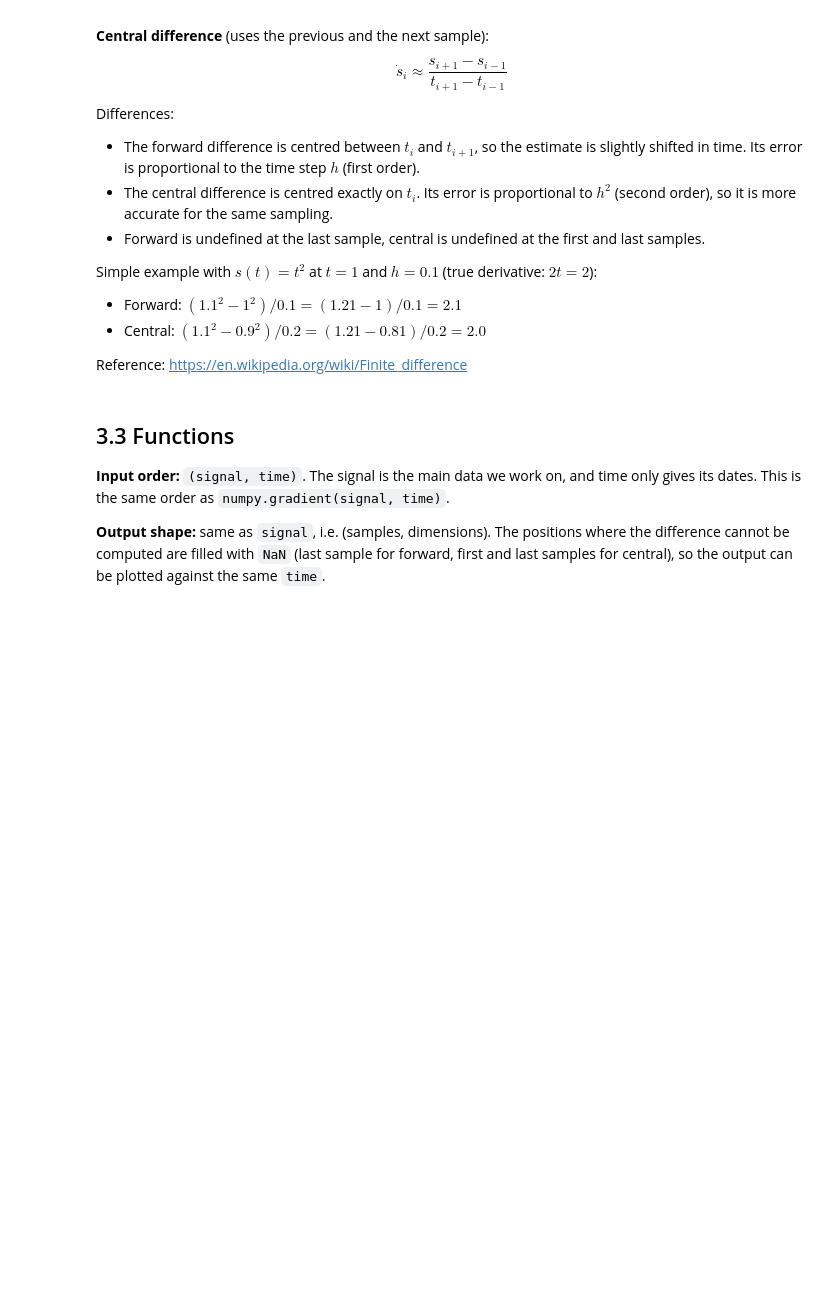
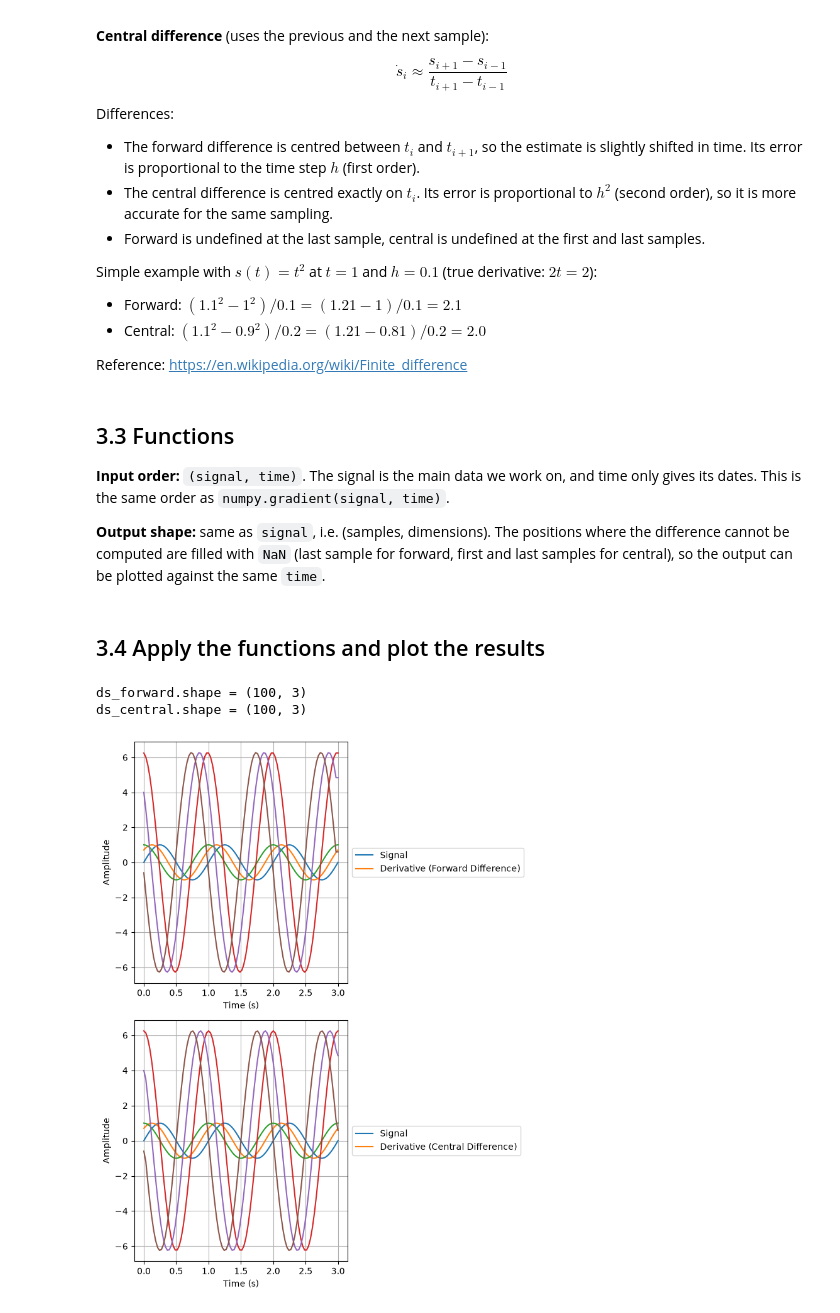
Before and after one commit to sdurand875-spec/Assignment-pre-series04-python, a Jupyter notebook: Sections/section_1.ipynb, the cells around one changed output. Cells and saved outputs as stored; diff of their text form; code cells hidden in the pictures; blank space fills up the shorter version.

```diff
--- a/Sections/section_1.ipynb
+++ b/Sections/section_1.ipynb
@@ -127,26 +127,58 @@ Reference: https://en.wikipedia.org/wiki/Finite_difference
 def forward_difference(signal, time):
     """Time derivative with the forward difference.
     signal: array (samples, dimensions); time: array (samples, 1).
-    Returns an array (samples, dimensions); the last row is NaN."""
+    Returns an array (samples, dimensions)."""
     signal = np.asarray(signal, dtype=float)
     if signal.ndim == 1:
         signal = signal.reshape(-1, 1)
     time = np.asarray(time, dtype=float).reshape(-1, 1)
 
-    derivative = np.full(signal.shape, np.nan)
+    derivative = np.empty_like(signal)
     derivative[:-1] = (signal[1:] - signal[:-1]) / (time[1:] - time[:-1])
+    derivative[-1] = derivative[-2]          # last sample: reuse the previous value
     return derivative
 
 
 def central_difference(signal, time):
     """Time derivative with the central difference.
     signal: array (samples, dimensions); time: array (samples, 1).
-    Returns an array (samples, dimensions); first and last rows are NaN."""
+    Returns an array (samples, dimensions)."""
     signal = np.asarray(signal, dtype=float)
     if signal.ndim == 1:
         signal = signal.reshape(-1, 1)
     time = np.asarray(time, dtype=float).reshape(-1, 1)
 
-    derivative = np.full(signal.shape, np.nan)
+    derivative = np.empty_like(signal)
     derivative[1:-1] = (signal[2:] - signal[:-2]) / (time[2:] - time[:-2])
+    derivative[0] = (signal[1] - signal[0]) / (time[1] - time[0])        # first: forward
+    derivative[-1] = (signal[-1] - signal[-2]) / (time[-1] - time[-2])   # last: backward
     return derivative
+# %% [markdown]
+## 3.4 Apply the functions and plot the results
+# %%
+ds_forward = forward_difference(s, t)
+ds_central = central_difference(s, t)
+
+print("ds_forward.shape =", ds_forward.shape)
+print("ds_central.shape =", ds_central.shape)
+
+fig, axes = plt.subplots(2, 1, figsize=(7, 9))
+for ax, ds, method in zip(axes,
+                          [ds_forward, ds_central],
+                          ["Forward Difference", "Central Difference"]):
+    ax.plot(t, s)     # signal: x, y, z
+    ax.plot(t, ds)    # derivative: x, y, z
+    ax.set_xlabel("Time (s)")
+    ax.set_ylabel("Amplitude")
+    ax.grid(True)
+
+    # Legend with fixed colours: blue = signal, orange = derivative
+    handles = [Line2D([0], [0], color="C0", label="Signal"),
+               Line2D([0], [0], color="C1", label=f"Derivative ({method})")]
+    ax.legend(handles=handles, loc="center left", bbox_to_anchor=(1, 0.5))
+plt.tight_layout()
+plt.show()
+# %% [output]
+ds_forward.shape = (100, 3)
+ds_central.shape = (100, 3)
+[figure, added]
```
